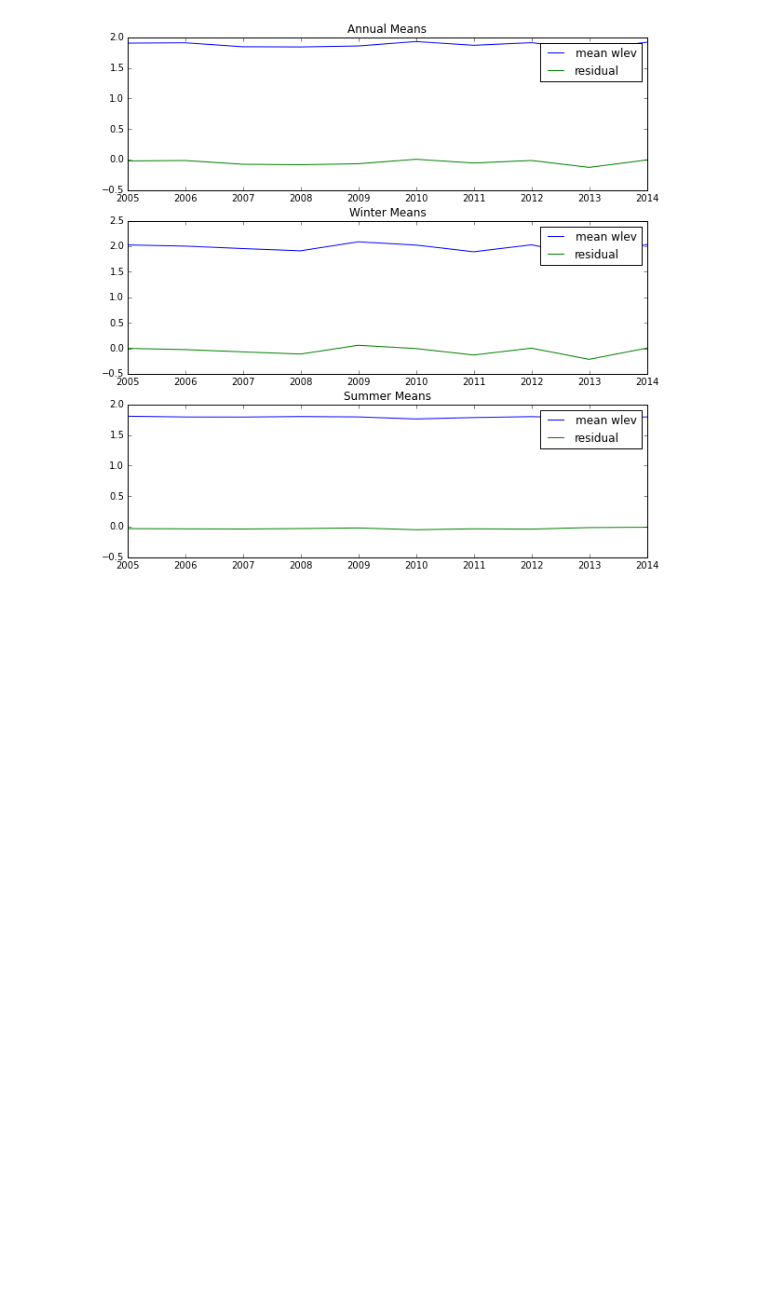
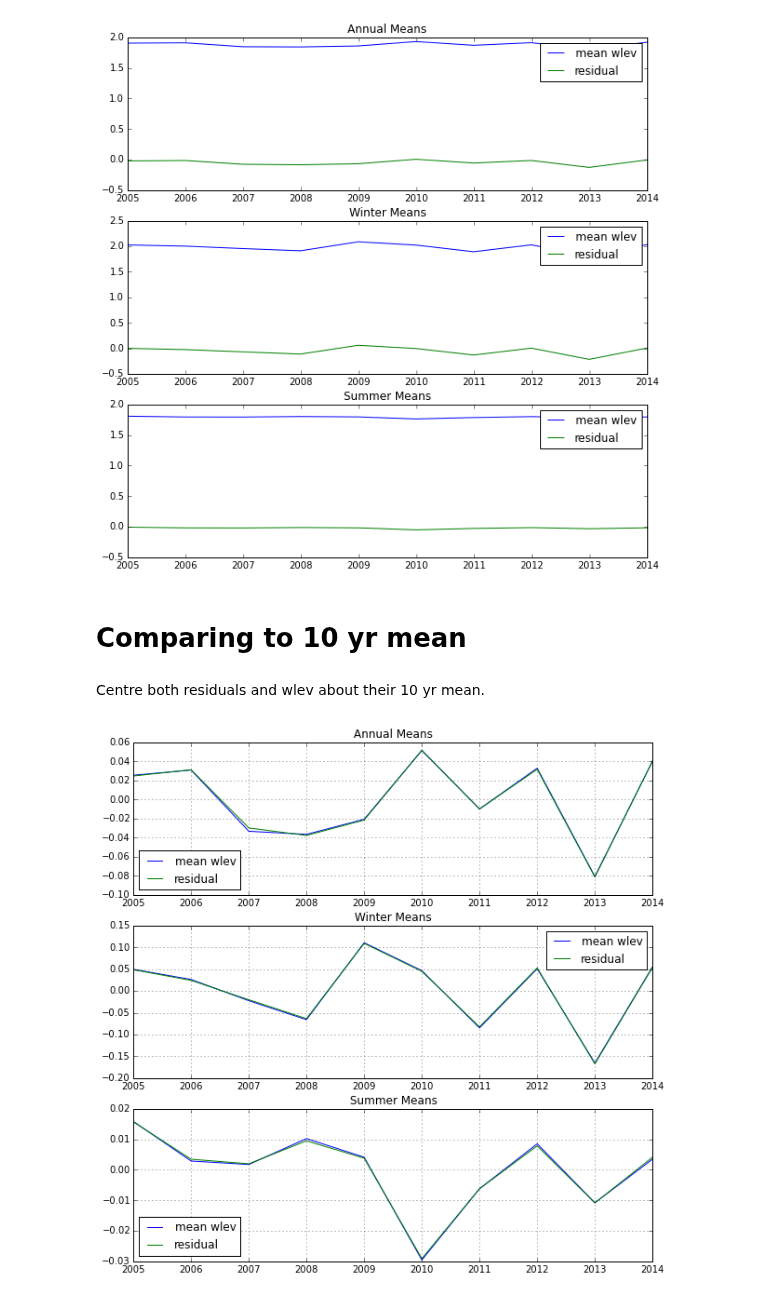
Before and after one commit to SalishSeaCast/tools, a Jupyter notebook: SalishSeaTools/salishsea_tools/nowcast/TofinoWaterLevels.ipynb, the cells around one changed output. Saved outputs shown, nothing was run; the diff lists cells and outputs as text; code cells hidden in the pictures; blank space fills up the shorter version.

```diff
--- a/SalishSeaTools/salishsea_tools/nowcast/TofinoWaterLevels.ipynb
+++ b/SalishSeaTools/salishsea_tools/nowcast/TofinoWaterLevels.ipynb
@@ -440,7 +440,7 @@ means = []
 for yr in np.arange(2005,2015,1):
 
     st = datetime.datetime(yr, 6,1); st=st.replace(tzinfo=tz.tzutc())
-    ed = datetime.datetime(yr,9,30); ed=ed.replace(tzinfo=tz.tzutc())
+    ed = datetime.datetime(yr,8,31); ed=ed.replace(tzinfo=tz.tzutc())
 
 
     start_date = st.strftime('%d-%b-%Y')
@@ -498,3 +498,38 @@ for ax in axs:
     ax.legend()
 # %% [output]
 [figure]
+# %% [markdown]
+# Comparing to 10 yr mean
+# %% [markdown]
+Centre both residuals and wlev about their 10 yr mean.
+# %%
+fig,axs=plt.subplots(3,1,figsize=(10,10))
+
+
+yrs = np.arange(2005,2015,1)
+key='Neah Bay'
+
+ax=axs[0]
+ax.plot(yrs,means_ann[key] - np.mean(means_ann[key]), c='b',label ='mean wlev')
+ax.plot(yrs,res['annual']-np.mean(res['annual']), c='g',label ='residual')
+ax.set_title('Annual Means')
+
+ax=axs[1]
+ax.plot(yrs,means_winter[key] - np.mean(means_winter[key]), c='b',label ='mean wlev')
+ax.plot(yrs,res['winter']-  np.mean(res['winter']), c='g',label ='residual')
+ax.set_title('Winter Means')
+
+ax=axs[2]
+ax.plot(yrs,means_summer[key]- np.mean(means_summer[key]), c='b',label ='mean wlev')
+ax.plot(yrs,res['summer'] - np.mean(res['summer']), c='g',label ='residual')
+ax.set_title('Summer Means')
+
+x_formatter = matplotlib.ticker.ScalarFormatter(useOffset=False)
+
+for ax in axs:
+    ax.xaxis.set_major_formatter(x_formatter)
+    #ax.set_ylim([1.7,2.4])
+    ax.legend(loc=0)
+    ax.grid()
+# %% [output]
+[figure, added]
```
Also changed, not shown: parts of 3 cells of this notebook.
